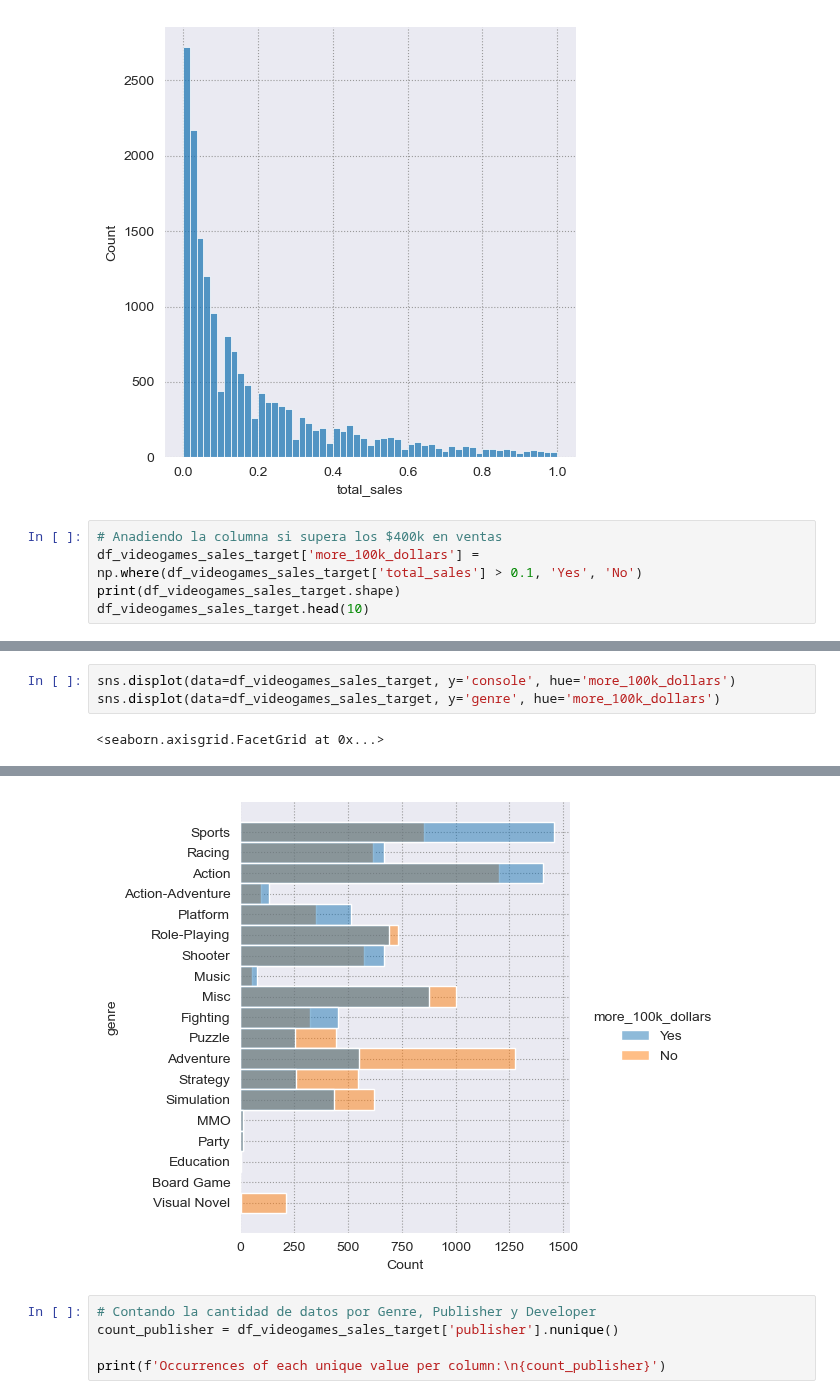
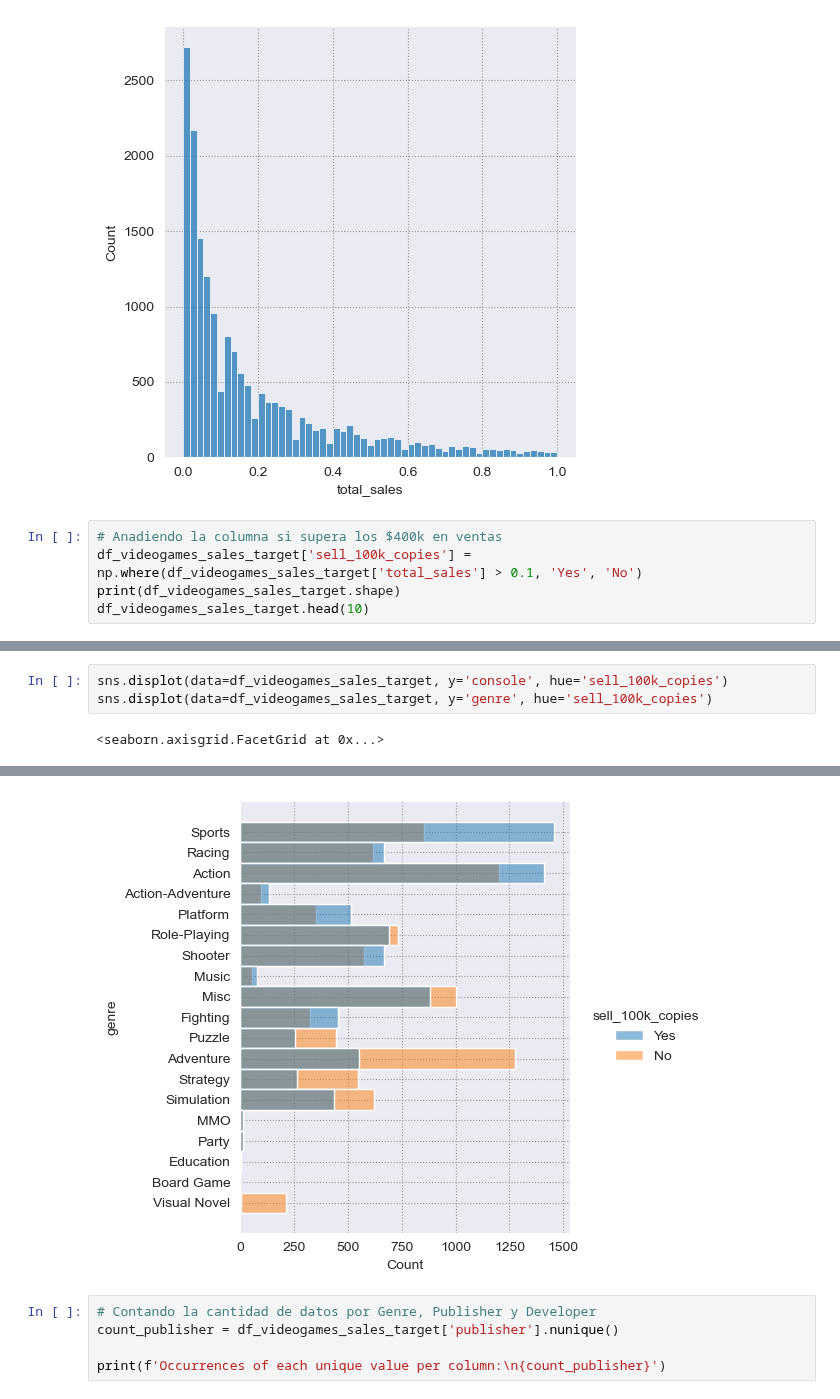
Before and after one commit to YoksanVC/TEC_DataScienceCert, a Jupyter notebook: Module_4_BigData/Proyecto/Propuesta_1_VentasVideoJuegos/analizis_propuesta_1.ipynb, the cells around one changed output, grey strips where cells are left out. Cells and saved outputs as stored; diff of their text form.

Commit message:
First proposal preliminary data analisis completed, started for second proposal

```diff
--- a/Module_4_BigData/Proyecto/Propuesta_1_VentasVideoJuegos/analizis_propuesta_1.ipynb
+++ b/Module_4_BigData/Proyecto/Propuesta_1_VentasVideoJuegos/analizis_propuesta_1.ipynb
@@ -273,7 +273,7 @@ sns.displot(data=df_videogames_sales_target, x='total_sales')
 [figure]
 # %%
 # Anadiendo la columna si supera los $400k en ventas
-df_videogames_sales_target['more_100k_dollars'] = np.where(df_videogames_sales_target['total_sales'] > 0.1, 'Yes', 'No')
+df_videogames_sales_target['sell_100k_copies'] = np.where(df_videogames_sales_target['total_sales'] > 0.1, 'Yes', 'No')
 print(df_videogames_sales_target.shape)
 df_videogames_sales_target.head(10)
 # %% [output]
@@ -302,5 +302,5 @@ sns.displot(data=df_videogames_sales_target, x='more_100k_dollars')
 # %%
-sns.displot(data=df_videogames_sales_target, y='console', hue='more_100k_dollars')
-sns.displot(data=df_videogames_sales_target, y='genre', hue='more_100k_dollars')
+sns.displot(data=df_videogames_sales_target, y='console', hue='sell_100k_copies')
+sns.displot(data=df_videogames_sales_target, y='genre', hue='sell_100k_copies')
 # %% [output]
 <seaborn.axisgrid.FacetGrid at 0x...>
@@ -308,4 +308,4 @@ sns.displot(data=df_videogames_sales_target, y='genre', hue='more_100k_dollars')
-[figure, old version]
+[figure, new version]
 # %%
 # Contando la cantidad de datos por Genre, Publisher y Developer
 count_publisher = df_videogames_sales_target['publisher'].nunique()
```
Also changed, not shown: parts of 4 cells of this notebook, 1 other file.
